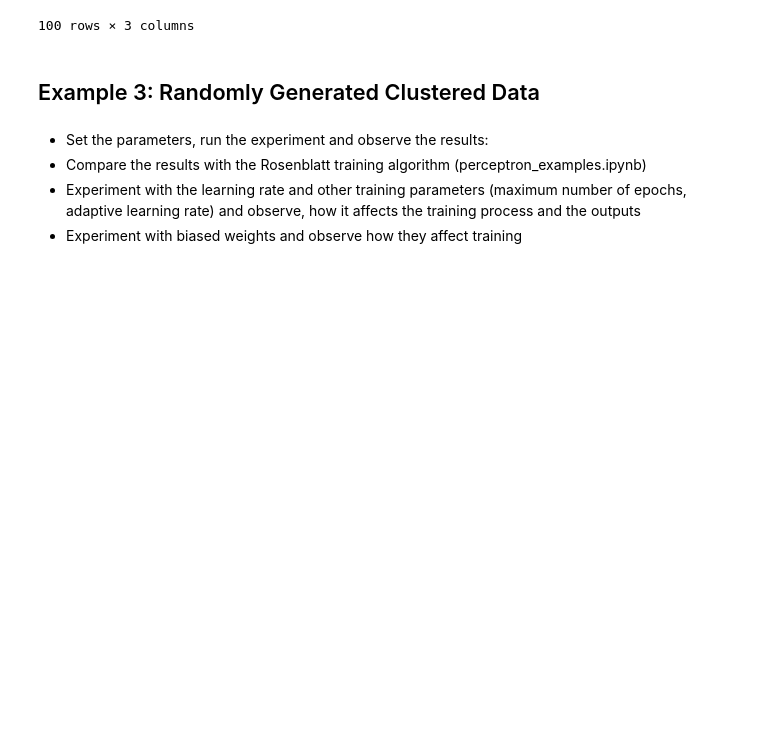
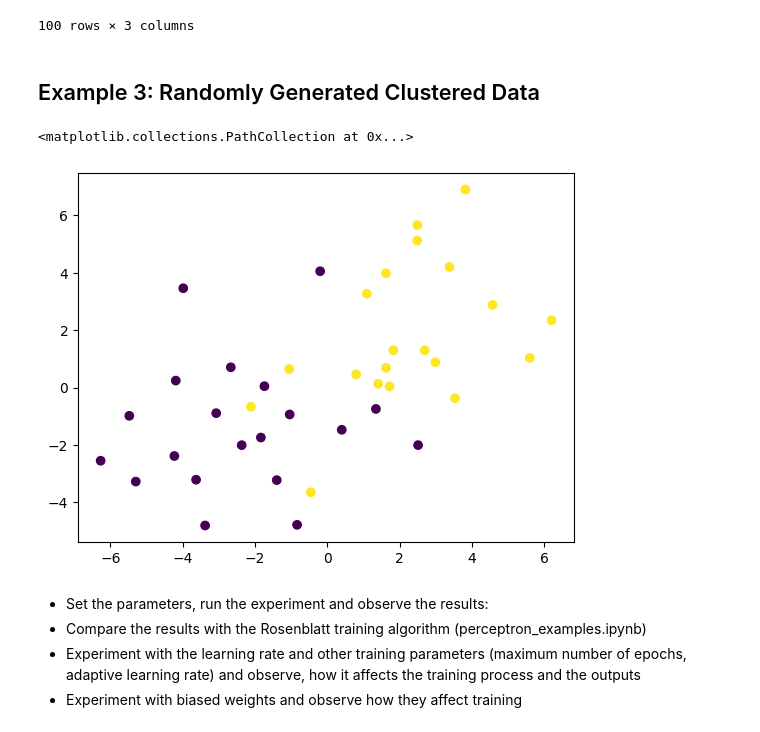
Before and after one commit to reitezuz/18NES1-2026, a Jupyter notebook: week04/tanh_perceptron.ipynb, the cells around one changed output. Saved outputs shown, nothing was run; the diff lists cells and outputs as text; code cells hidden in the pictures; blank space fills up the shorter version.

```diff
--- a/week04/tanh_perceptron.ipynb
+++ b/week04/tanh_perceptron.ipynb
@@ -815,13 +823,20 @@ Train MSE error: 0.21840886221327555, Test MSE: 0.2164365348014463
 # %% [markdown]
 ## Example 3:  Randomly Generated Clustered Data
 # %%
-def example_random_clusters(N = 40, spread = 2.0):
+def example_random_clusters(N = 40, spread = 2.5):
     """ Generate two separable clusters """
     cluster_1 = np.random.randn(N//2, 2) * spread + np.array([2, 2])
     cluster_2 = np.random.randn(N//2, 2) * spread + np.array([-2, -2])
     inputs = np.vstack((cluster_1, cluster_2))
     true_outputs = np.hstack((np.ones(N//2), -np.ones(N//2)))  # Labels for clusters
     return inputs, true_outputs.flatten()
+
+# vizualize the clusters
+inputs, true_outputs = example_random_clusters()
+plt.scatter(inputs[:, 0], inputs[:, 1], c=true_outputs)
+# %% [output]
+<matplotlib.collections.PathCollection at 0x...>
+[figure, added]
 # %% [markdown]
 - Set the parameters, run the experiment and observe the results:
 - Compare the results with the Rosenblatt training algorithm (perceptron_examples.ipynb)
```
Also changed, not shown: parts of 19 cells of this notebook.
